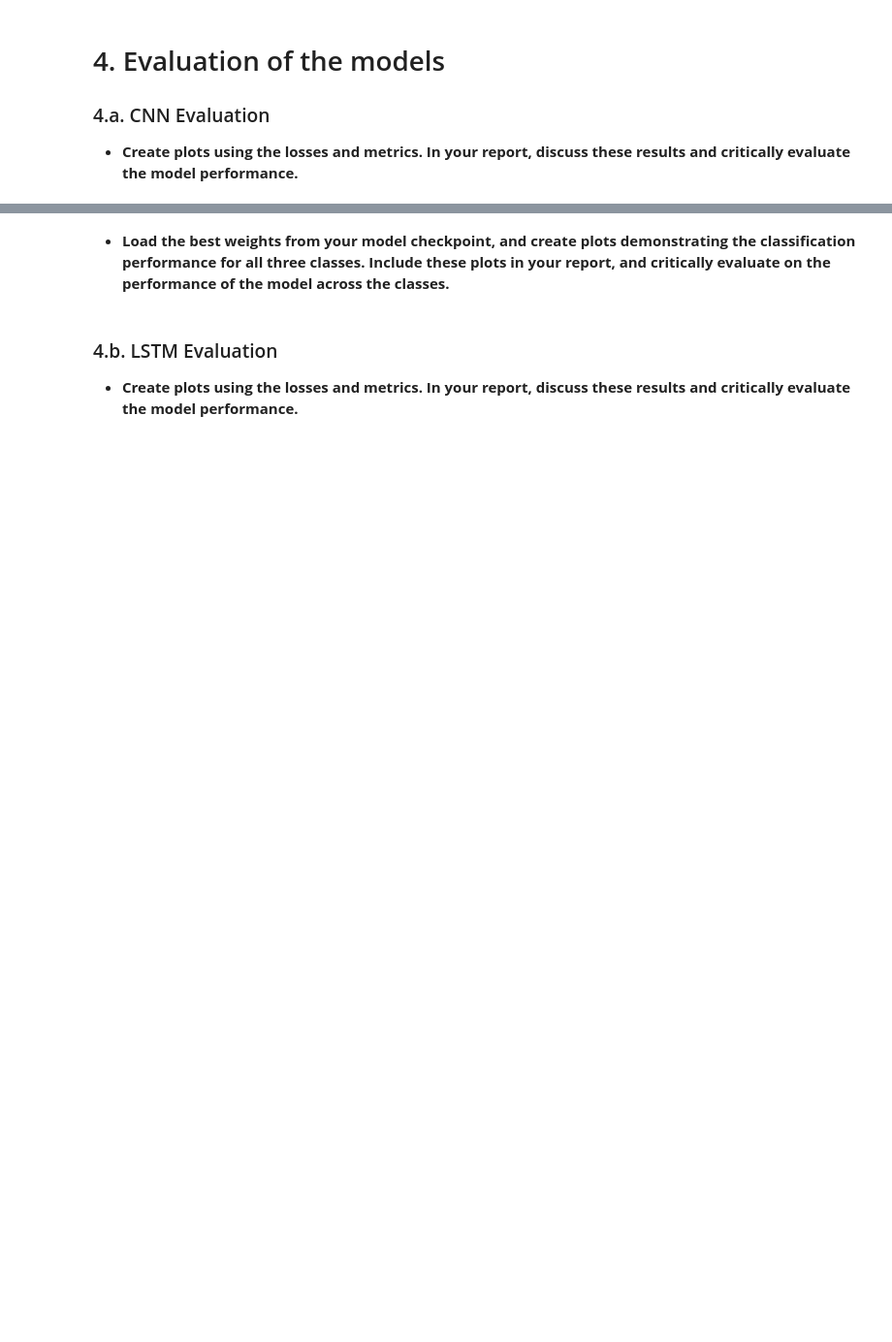
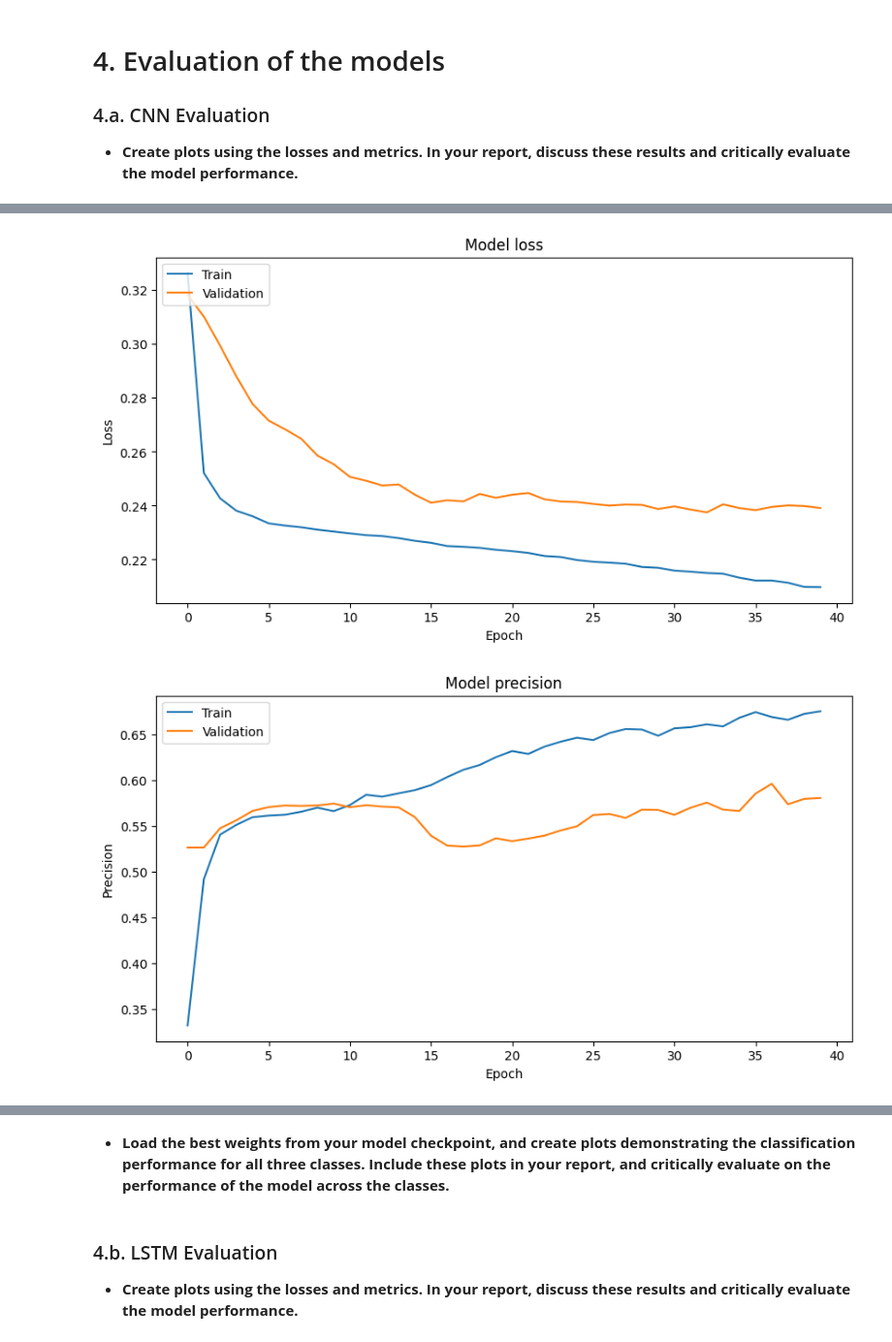
Before and after one commit to AjayRahulRaja/Applied_Data_Science-_2, a Jupyter notebook: Keras_Assignment_Dec2024.ipynb, the cells around one changed output, grey strips where cells are left out. Shown at 97% size. Drawn from its saved outputs; the diff is of its cells as text; code cells hidden in the pictures; blank space fills up the shorter version.

```diff
--- a/Keras_Assignment_Dec2024.ipynb
+++ b/Keras_Assignment_Dec2024.ipynb
@@ -119,23 +118,9 @@ list_posters_valid_ds = tf.data.Dataset.from_tensor_slices((img_locs_test[0], la
 ### Create a function called img_process that converts the images to
 ### float32 datatype and resizes them to 64x64 pixels
 
-# Build the file locations for the images
-# img_loc = "/content/drive/MyDrive/Multimodal_IMDB_dataset/Images"
-
-# img_locs_train = np.array([[img_loc + '/' + id + '.jpg' for id in data_train['Id']]])
-# img_locs_test = [[img_loc + '/' + id + '.jpg' for id in data_test['Id']]]
-
-# # This function is provided to read in the image files from the folder
-# def parse_image(filename, label):
-#     image = tf.io.read_file(filename)
-#     image = tf.image.decode_jpeg(image)
-#     return image, label
-
 def img_process(image, label):
-
-    #Complete here
-    image = tf.image.resize(image, [64, 64])  # Resize to 64x64
-    image = tf.cast(image, tf.float32)  # Convert to float32
+    image = tf.image.convert_image_dtype(image, dtype=tf.float32)
+    image = tf.image.resize(image, [64, 64])
     return image, label
 # %% [markdown]
 * **Using the ``tf.data`` API, load in the training and validation data for the posters. Be mindful of efficient data processing good practice to minimise the time it takes to load the data.**
@@ -617,0 +566,38 @@ plt.show()
+# %%
+# CodeGrade Tag Ex4a-i
+
+#Complete here
+import matplotlib.pyplot as plt
+
+# Plot training & validation loss values
+plt.figure(figsize=(10, 5))
+plt.plot(cnn_history.history['loss'])
+plt.plot(cnn_history.history['val_loss'])
+plt.title('Model loss')
+plt.ylabel('Loss')
+plt.xlabel('Epoch')
+plt.legend(['Train', 'Validation'], loc='upper left')
+plt.show()
+
+# Plot training & validation precision values
+plt.figure(figsize=(10, 5))
+plt.plot(cnn_history.history['precision'])
+plt.plot(cnn_history.history['val_precision'])
+plt.title('Model precision')
+plt.ylabel('Precision')
+plt.xlabel('Epoch')
+plt.legend(['Train', 'Validation'], loc='upper left')
+plt.show()
+
+# Plot training & validation recall values
+plt.figure(figsize=(10, 5))
+plt.plot(cnn_history.history['recall'])
+plt.plot(cnn_history.history['val_recall'])
+plt.title('Model recall')
+plt.ylabel('Recall')
+plt.xlabel('Epoch')
+plt.legend(['Train', 'Validation'], loc='upper left')
+plt.show()
+# %% [output]
+[figure, added]
+[figure, added]
```
Also changed, not shown: parts of 20 cells of this notebook.
